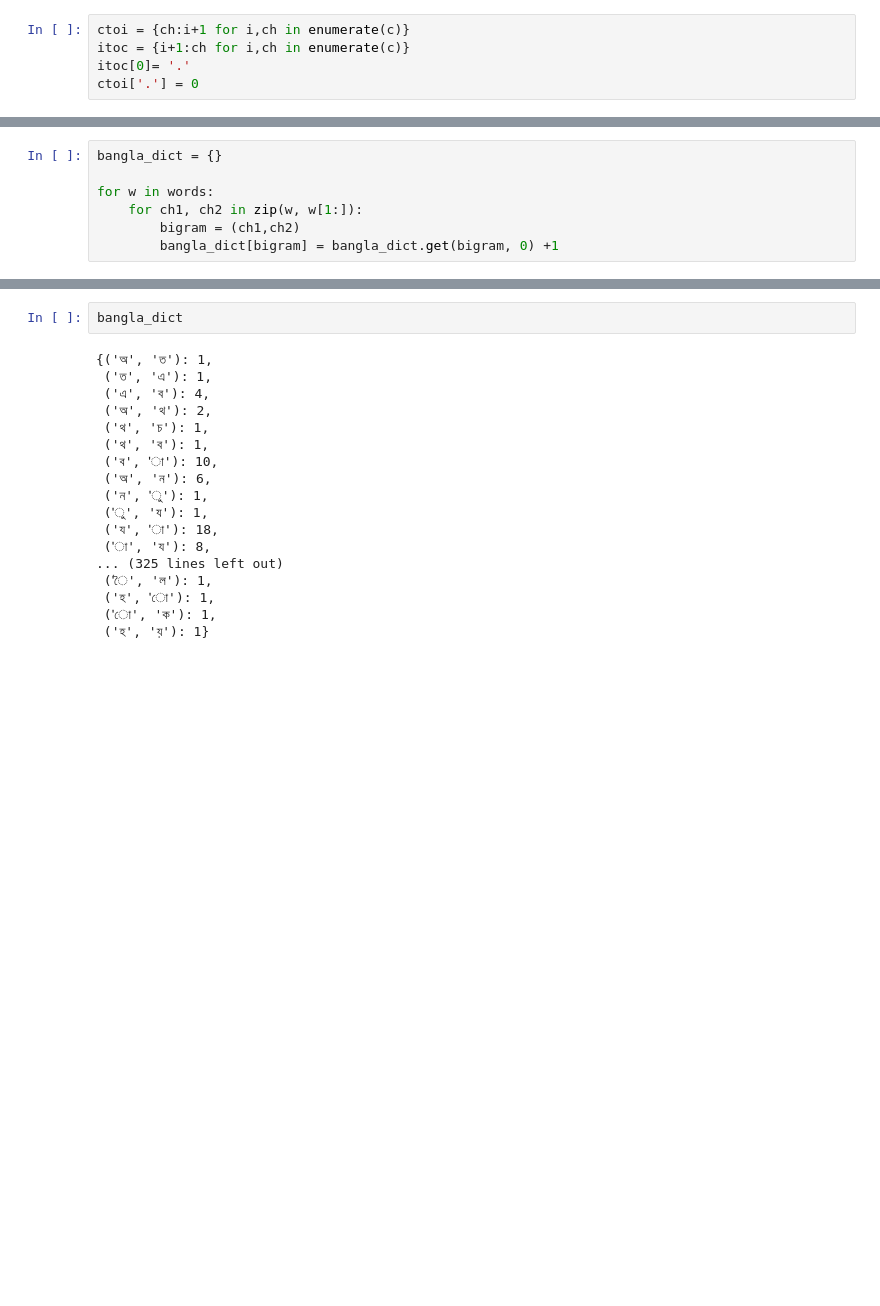
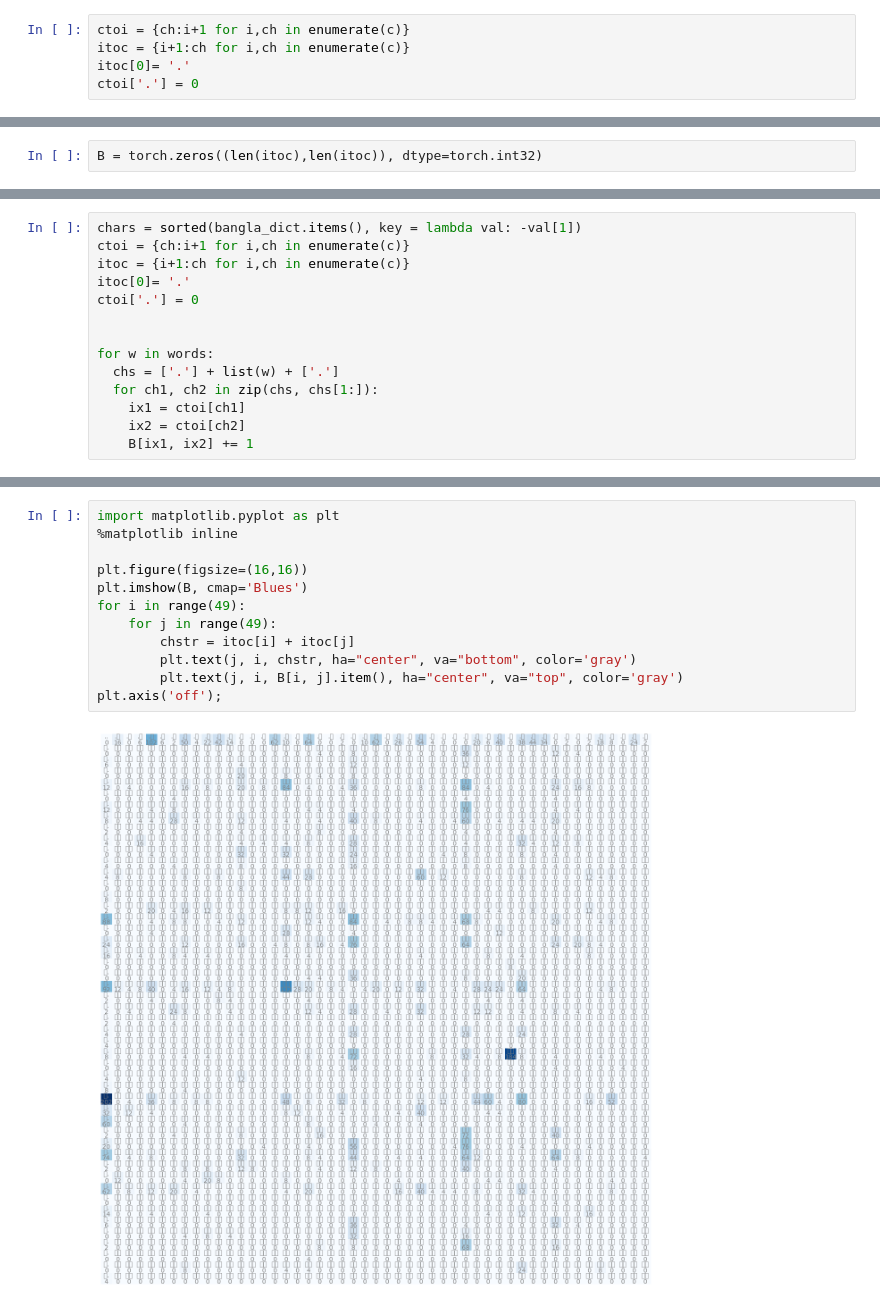
Before and after one commit to wasioujaharabi/BanglastopwordsBigram, a Jupyter notebook: BanglaChBigram.ipynb, the cells around one changed output, grey strips where cells are left out. Drawn from its saved outputs; the diff is of its cells as text; blank space fills up the shorter version.

```diff
--- a/BanglaChBigram.ipynb
+++ b/BanglaChBigram.ipynb
@@ -94 +88,3 @@ itoc
  0: '.'}
+# %%
+B = torch.zeros((len(itoc),len(itoc)), dtype=torch.int32)
@@ -95,7 +95,14 @@ itoc
 # %%
-bangla_dict = {}
+chars = sorted(bangla_dict.items(), key = lambda val: -val[1])
+ctoi = {ch:i+1 for i,ch in enumerate(c)}
+itoc = {i+1:ch for i,ch in enumerate(c)}
+itoc[0]= '.'
+ctoi['.'] = 0
+
 
 for w in words:
-    for ch1, ch2 in zip(w, w[1:]):
-        bigram = (ch1,ch2)
-        bangla_dict[bigram] = bangla_dict.get(bigram, 0) +1
+  chs = ['.'] + list(w) + ['.']
+  for ch1, ch2 in zip(chs, chs[1:]):
+    ix1 = ctoi[ch1]
+    ix2 = ctoi[ch2]
+    B[ix1, ix2] += 1
@@ -102,21 +119,15 @@ for w in words:
 # %%
-bangla_dict
+import matplotlib.pyplot as plt
+%matplotlib inline
+
+plt.figure(figsize=(16,16))
+plt.imshow(B, cmap='Blues')
+for i in range(49):
+    for j in range(49):
+        chstr = itoc[i] + itoc[j]
+        plt.text(j, i, chstr, ha="center", va="bottom", color='gray')
+        plt.text(j, i, B[i, j].item(), ha="center", va="top", color='gray')
+plt.axis('off');
 # %% [output]
-{('অ', 'ত'): 1,
- ('ত', 'এ'): 1,
- ('এ', 'ব'): 4,
- ('অ', 'থ'): 2,
- ('থ', 'চ'): 1,
- ('থ', 'ব'): 1,
- ('ব', 'া'): 10,
- ('অ', 'ন'): 6,
- ('ন', 'ু'): 1,
- ('ু', 'য'): 1,
- ('য', 'া'): 18,
- ('া', 'য'): 8,
-... (325 lines left out)
- ('ৈ', 'ল'): 1,
- ('হ', 'ো'): 1,
- ('ো', 'ক'): 1,
- ('হ', 'য়'): 1}
+[figure, added]
 # %%
```
Also changed, not shown: parts of 15 cells of this notebook.
